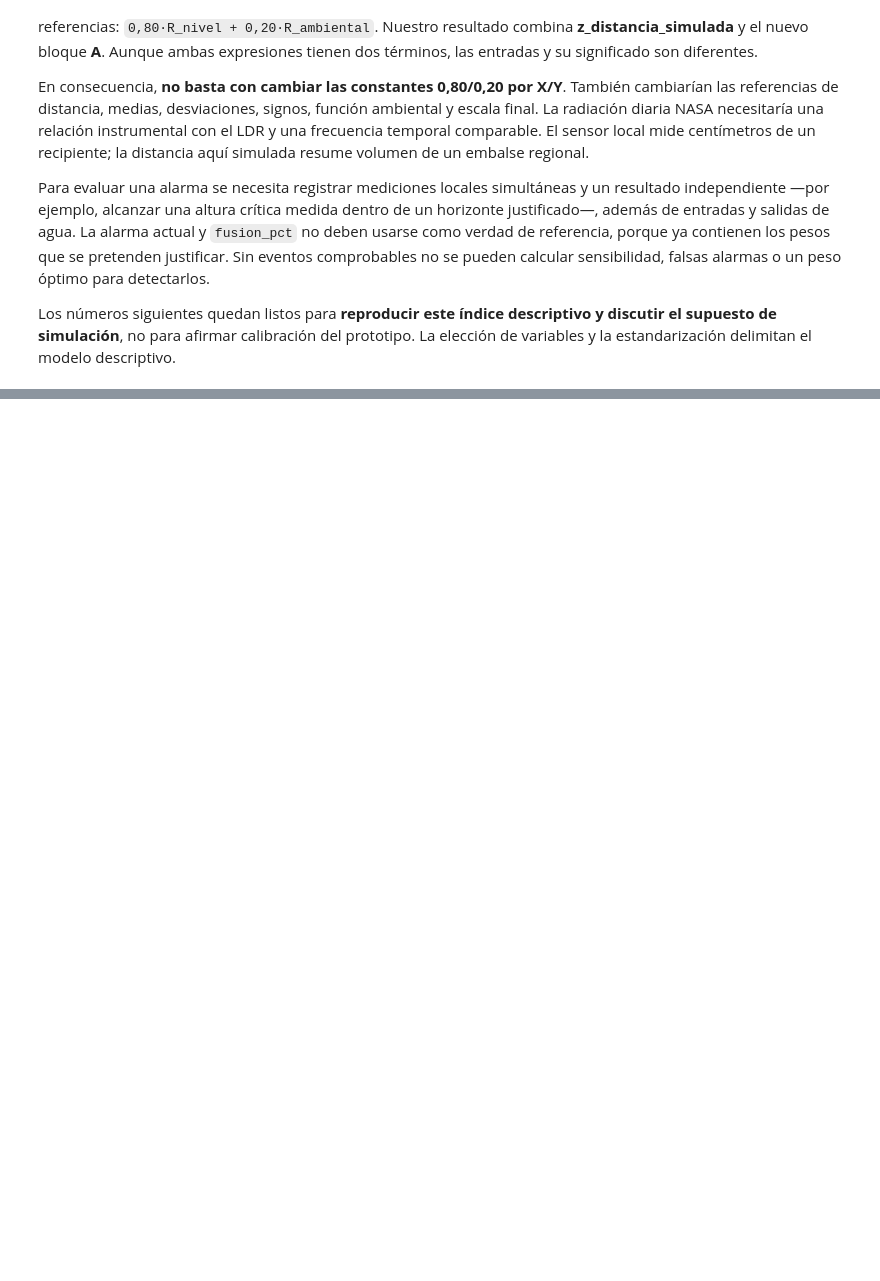
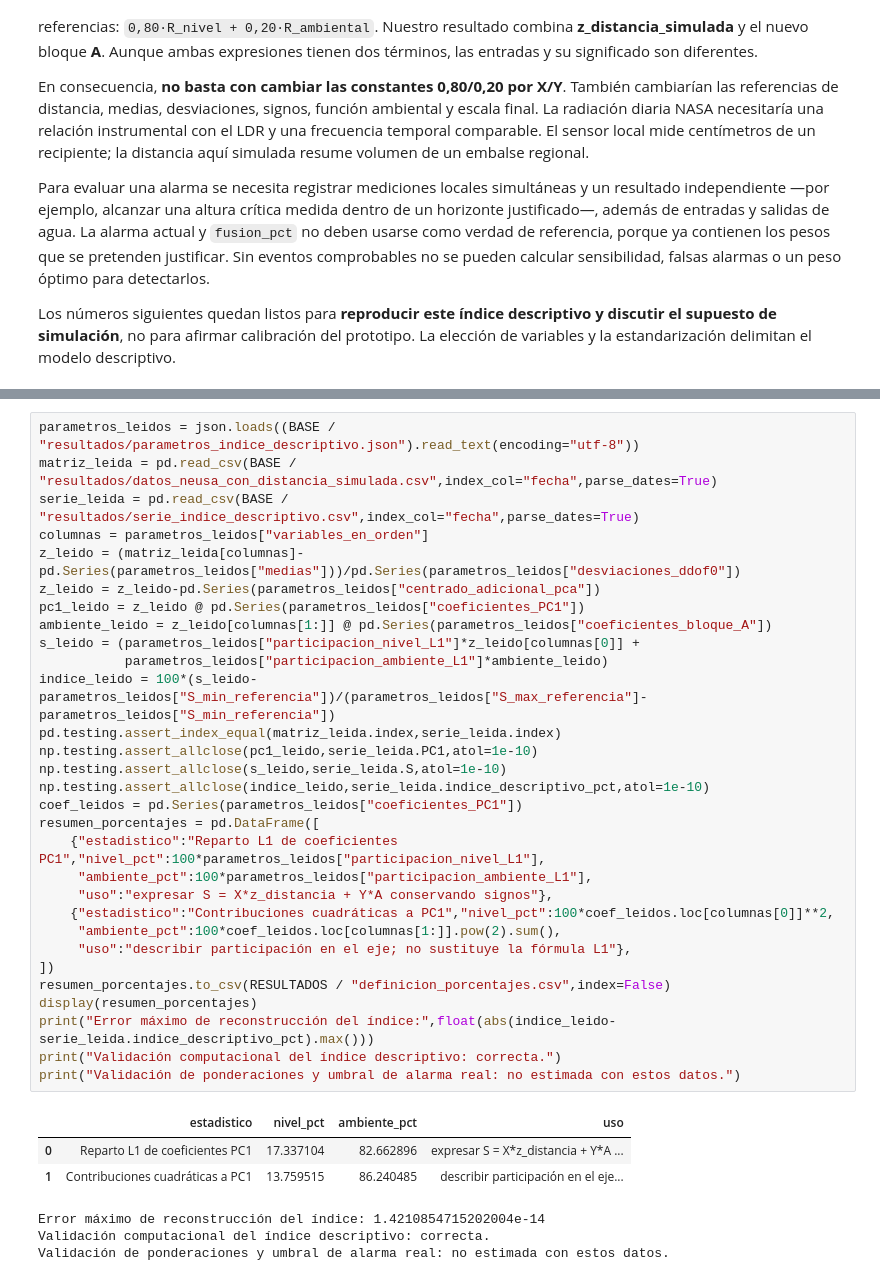
Before and after one commit to MarshallGomez1103/IoT_ACP_Analitica, a Jupyter notebook: 01_Fusion_ACP_volumen_ambiente.ipynb, the cells around one changed output, grey strips where cells are left out. Drawn from its saved outputs; the diff is of its cells as text; blank space fills up the shorter version.

```diff
--- a/01_Fusion_ACP_volumen_ambiente.ipynb
+++ b/01_Fusion_ACP_volumen_ambiente.ipynb
@@ -644,3 +757,40 @@ Controles de integridad, reconstrucción, escala, ACP y equivalencia de fórmula
+# %%
+parametros_leidos = json.loads((BASE / "resultados/parametros_indice_descriptivo.json").read_text(encoding="utf-8"))
+matriz_leida = pd.read_csv(BASE / "resultados/datos_neusa_con_distancia_simulada.csv",index_col="fecha",parse_dates=True)
+serie_leida = pd.read_csv(BASE / "resultados/serie_indice_descriptivo.csv",index_col="fecha",parse_dates=True)
+columnas = parametros_leidos["variables_en_orden"]
+z_leido = (matriz_leida[columnas]-pd.Series(parametros_leidos["medias"]))/pd.Series(parametros_leidos["desviaciones_ddof0"])
+z_leido = z_leido-pd.Series(parametros_leidos["centrado_adicional_pca"])
+pc1_leido = z_leido @ pd.Series(parametros_leidos["coeficientes_PC1"])
+ambiente_leido = z_leido[columnas[1:]] @ pd.Series(parametros_leidos["coeficientes_bloque_A"])
+s_leido = (parametros_leidos["participacion_nivel_L1"]*z_leido[columnas[0]] +
+           parametros_leidos["participacion_ambiente_L1"]*ambiente_leido)
+indice_leido = 100*(s_leido-parametros_leidos["S_min_referencia"])/(parametros_leidos["S_max_referencia"]-parametros_leidos["S_min_referencia"])
+pd.testing.assert_index_equal(matriz_leida.index,serie_leida.index)
+np.testing.assert_allclose(pc1_leido,serie_leida.PC1,atol=1e-10)
+np.testing.assert_allclose(s_leido,serie_leida.S,atol=1e-10)
+np.testing.assert_allclose(indice_leido,serie_leida.indice_descriptivo_pct,atol=1e-10)
+coef_leidos = pd.Series(parametros_leidos["coeficientes_PC1"])
+resumen_porcentajes = pd.DataFrame([
+    {"estadistico":"Reparto L1 de coeficientes PC1","nivel_pct":100*parametros_leidos["participacion_nivel_L1"],
+     "ambiente_pct":100*parametros_leidos["participacion_ambiente_L1"],
+     "uso":"expresar S = X*z_distancia + Y*A conservando signos"},
+    {"estadistico":"Contribuciones cuadráticas a PC1","nivel_pct":100*coef_leidos.loc[columnas[0]]**2,
+     "ambiente_pct":100*coef_leidos.loc[columnas[1:]].pow(2).sum(),
+     "uso":"describir participación en el eje; no sustituye la fórmula L1"},
+])
+resumen_porcentajes.to_csv(RESULTADOS / "definicion_porcentajes.csv",index=False)
+display(resumen_porcentajes)
+print("Error máximo de reconstrucción del índice:",float(abs(indice_leido-serie_leida.indice_descriptivo_pct).max()))
+print("Validación computacional del índice descriptivo: correcta.")
+print("Validación de ponderaciones y umbral de alarma real: no estimada con estos datos.")
+# %% [output]
+|  | estadistico | nivel_pct | ambiente_pct | uso |
+| 0 | Reparto L1 de coeficientes PC1 | 17.337104 | 82.662896 | expresar S = X*z_distancia + Y*A ... |
+| 1 | Contribuciones cuadráticas a PC1 | 13.759515 | 86.240485 | describir participación en el eje... |
+Error máximo de reconstrucción del índice: 1.4210854715202004e-14
+Validación computacional del índice descriptivo: correcta.
+Validación de ponderaciones y umbral de alarma real: no estimada con estos datos.
 # %% [markdown]
 ## Referencias
 
```
Also changed, not shown: parts of 10 cells of this notebook, 8 other files.
